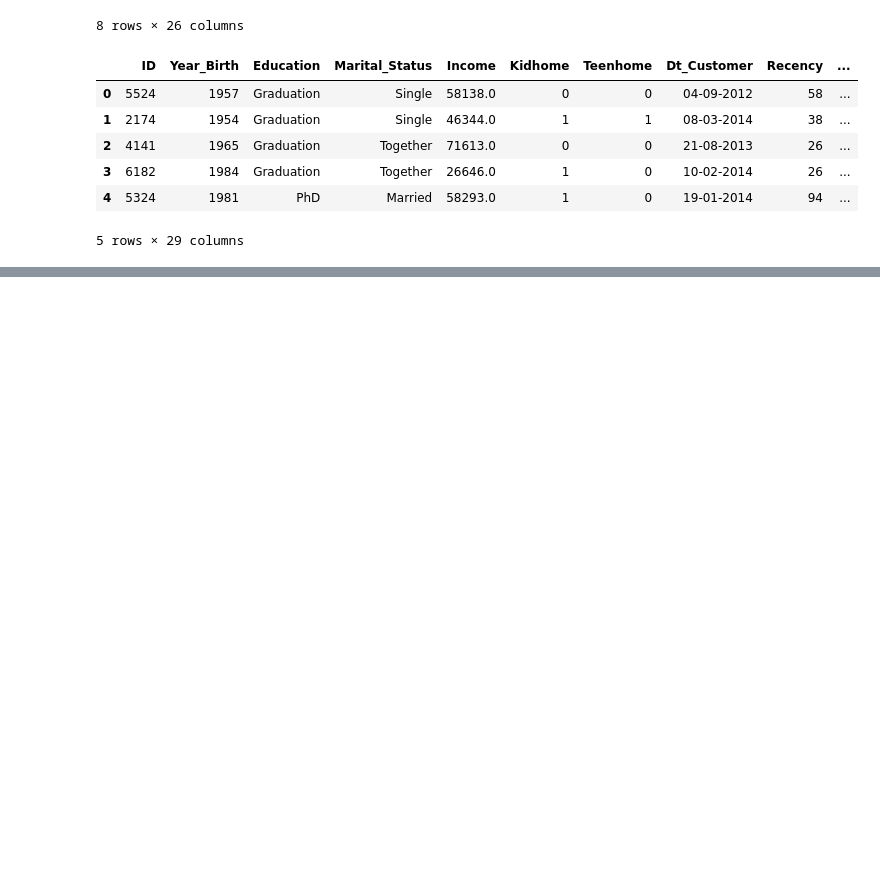
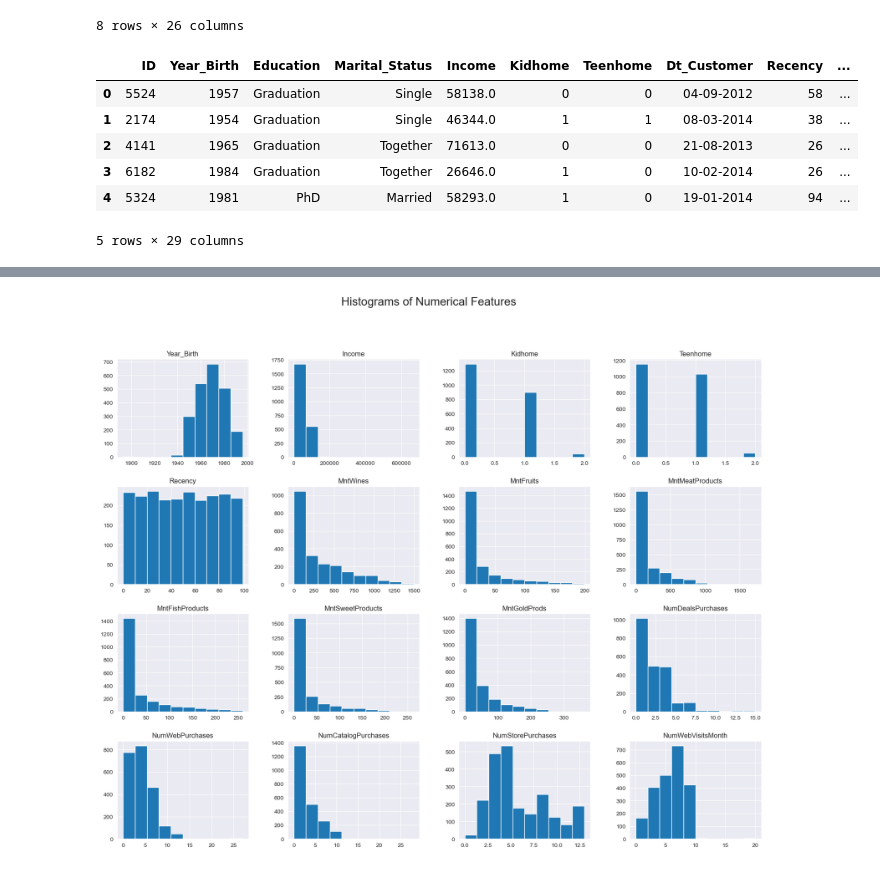
Before and after one commit to gdanylov/CSCA-5632-Final-Project, a Jupyter notebook: main.ipynb, the cells around one changed output, grey strips where cells are left out. Cells and saved outputs as stored; diff of their text form; code cells hidden in the pictures; blank space fills up the shorter version.

```diff
--- a/main.ipynb
+++ b/main.ipynb
@@ -3,3 +8,3 @@ import pandas as pd
 # %%
-data = pd.read_csv('marketing_campaign.csv', sep="\t")
+df = pd.read_csv('marketing_campaign.csv', sep="\t")
 # %%
@@ -47,0 +73,10 @@ data.head()
+# %%
+#Fill missing values for income
+df['Income'].fillna(df['Income'].median(), inplace=True)
+# %%
+# Convert Dt_Customer to datetime format
+df['Dt_Customer'] = pd.to_datetime(df['Dt_Customer'], format='%d-%m-%Y')
+# %%
+# One-hot encode categorical features
+categorical_features = ['Education', 'Marital_Status']
+df = pd.get_dummies(df, columns=categorical_features, drop_first=True)
@@ -47,0 +104,13 @@ data.head()
+# %%
+# Histograms for numerical features
+numerical_features = ['Year_Birth', 'Income', 'Kidhome', 'Teenhome', 'Recency',
+                      'MntWines', 'MntFruits', 'MntMeatProducts', 'MntFishProducts',
+                      'MntSweetProducts', 'MntGoldProds', 'NumDealsPurchases',
+                      'NumWebPurchases', 'NumCatalogPurchases', 'NumStorePurchases',
+                      'NumWebVisitsMonth']
+
+df[numerical_features].hist(figsize=(20, 15))
+plt.suptitle('Histograms of Numerical Features', fontsize=20)
+plt.show()
+# %% [output]
+[figure, added]
```
Also changed, not shown: parts of 19 cells of this notebook.
